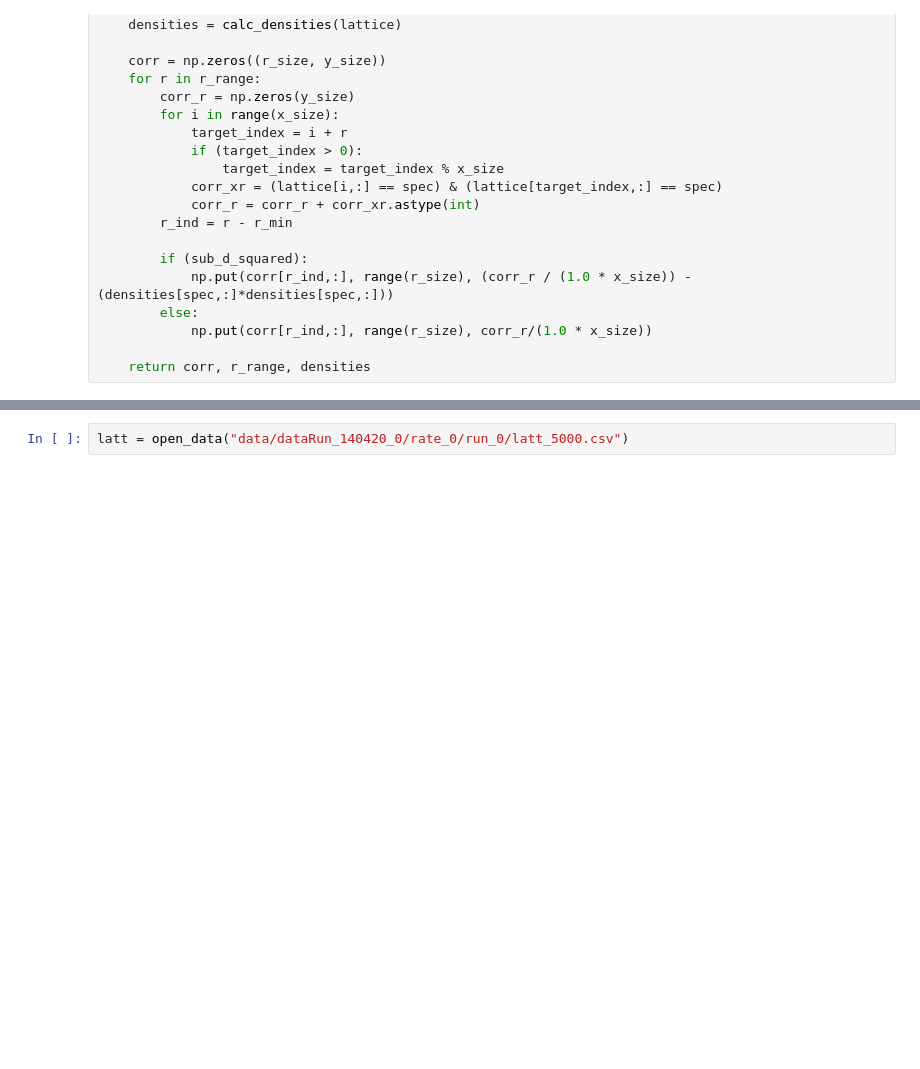
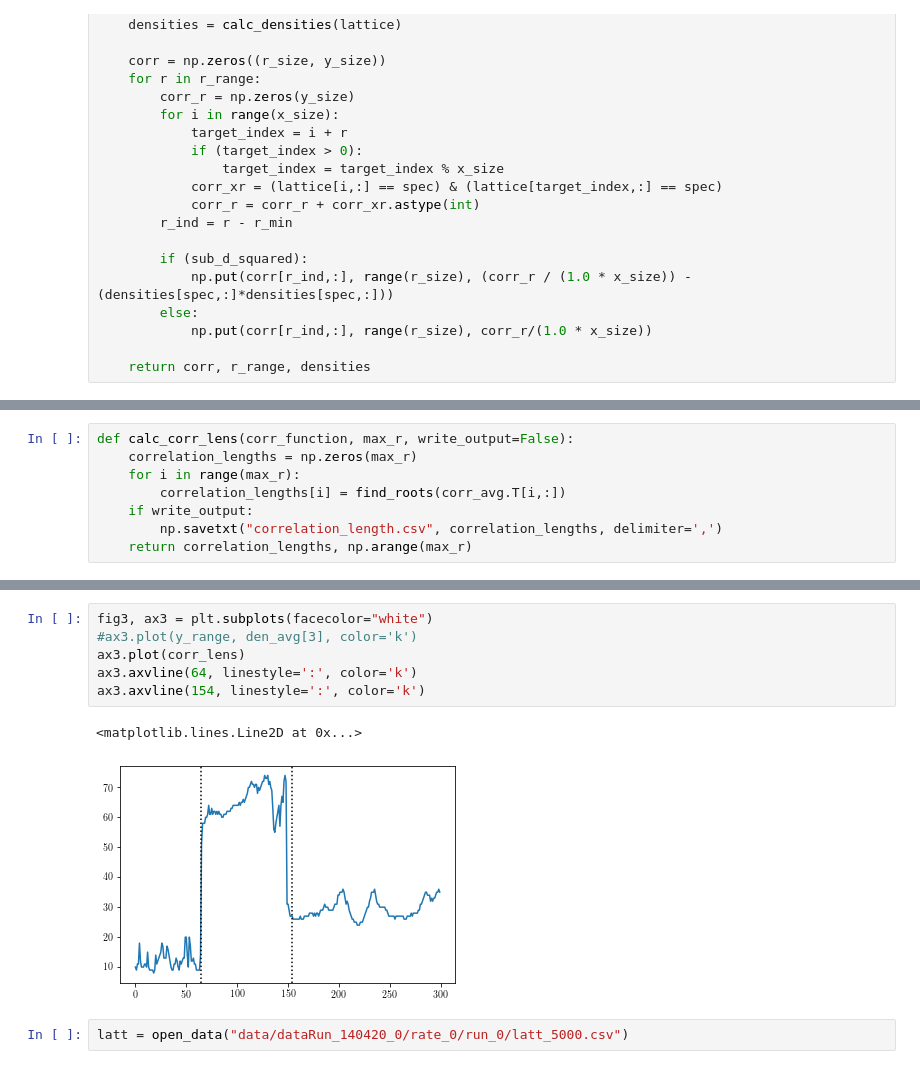
Before and after one commit to mlazarn/Summer18Research, a Jupyter notebook: MonteCarloSim/Untitled10.ipynb, the cells around one changed output, grey strips where cells are left out. Drawn from its saved outputs; the diff is of its cells as text; blank space fills up the shorter version.

```diff
--- a/MonteCarloSim/Untitled10.ipynb
+++ b/MonteCarloSim/Untitled10.ipynb
@@ -55,0 +100,8 @@ def calc_corr_function(lattice, spec, r_min, r_max, sub_d_squared):
+# %%
+def calc_corr_lens(corr_function, max_r, write_output=False):
+    correlation_lengths = np.zeros(max_r)
+    for i in range(max_r):
+        correlation_lengths[i] = find_roots(corr_avg.T[i,:])
+    if write_output:
+        np.savetxt("correlation_length.csv", correlation_lengths, delimiter=',')
+    return correlation_lengths, np.arange(max_r)
@@ -61,3 +184,12 @@ os.getcwd()
+# %%
+fig3, ax3 = plt.subplots(facecolor="white")
+#ax3.plot(y_range, den_avg[3], color='k')
+ax3.plot(corr_lens)
+ax3.axvline(64, linestyle=':', color='k')
+ax3.axvline(154, linestyle=':', color='k')
+# %% [output]
+<matplotlib.lines.Line2D at 0x...>
+[figure, added]
 # %%
 latt = open_data("data/dataRun_140420_0/rate_0/run_0/latt_5000.csv")
 # %%
```
Also changed, not shown: parts of 15 cells of this notebook, 2 other files.
